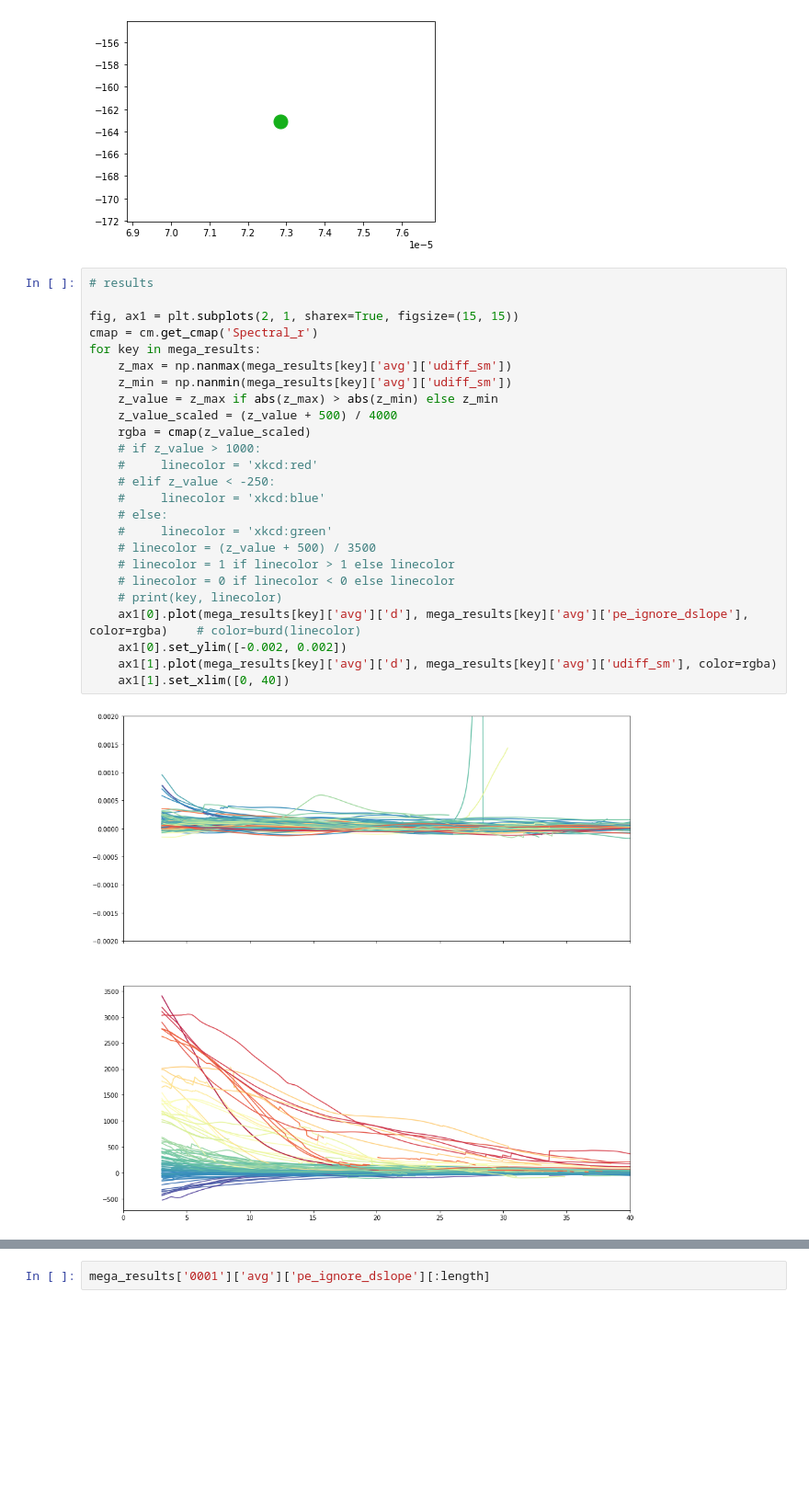
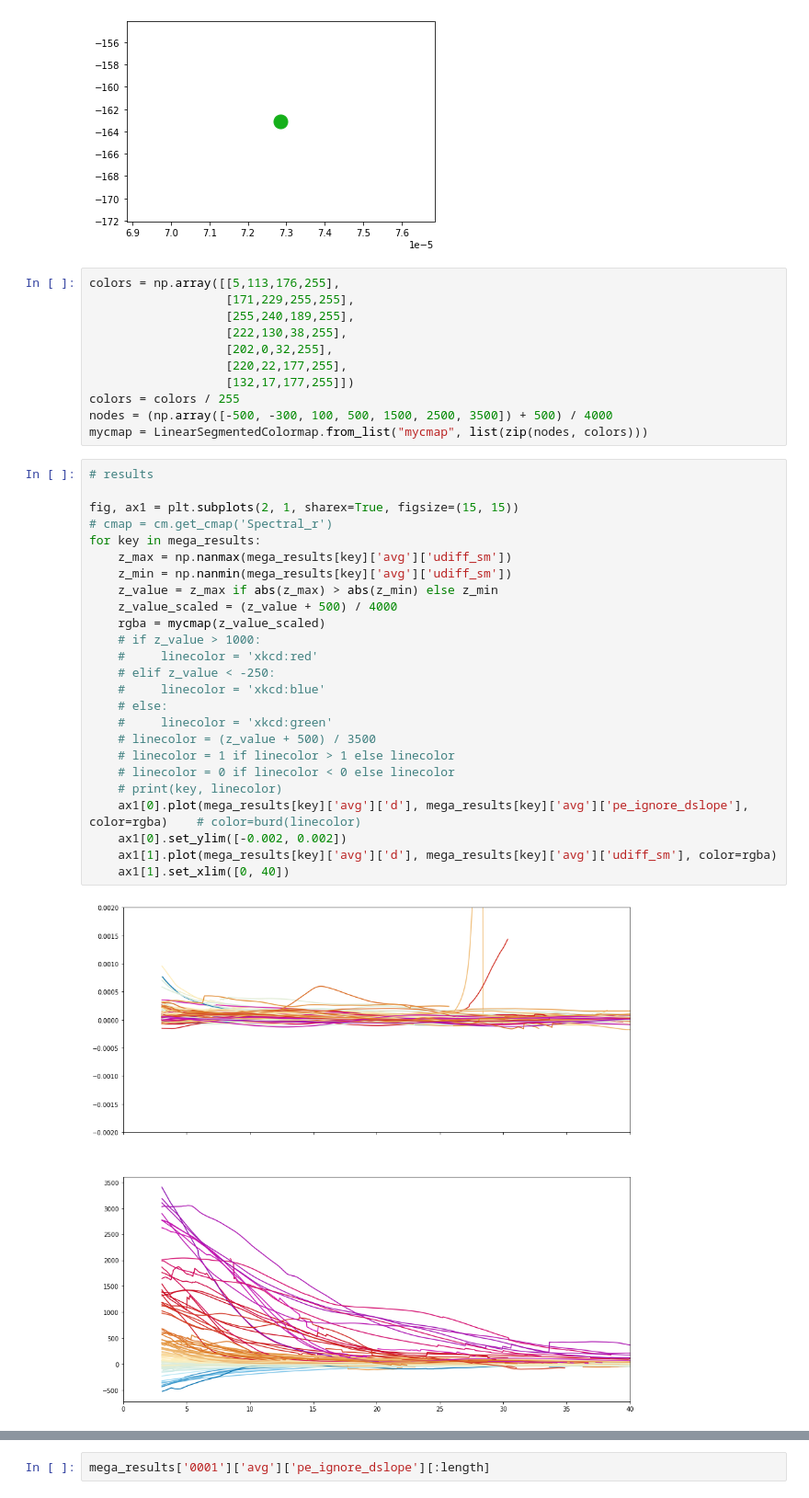
Before and after one commit to whyjz/pejzero, a Jupyter notebook: workflows/Pe-J0-Greenland-MultipleBasins-calc.ipynb, the cells around one changed output, grey strips where cells are left out. Shown at 92% size. Cells and saved outputs as stored; diff of their text form; blank space fills up the shorter version.

```diff
--- a/workflows/Pe-J0-Greenland-MultipleBasins-calc.ipynb
+++ b/workflows/Pe-J0-Greenland-MultipleBasins-calc.ipynb
@@ -148,33 +149,44 @@ plt.plot(next(x for x in pe if not np.isnan(x)), next(x for x in j0 if not np.is
 # %% [output]
 [<matplotlib.lines.Line2D at 0x...>]
 [figure]
+# %%
+colors = np.array([[5,113,176,255],
+                   [171,229,255,255],
+                   [255,240,189,255],
+                   [222,130,38,255],
+                   [202,0,32,255],
+                   [220,22,177,255],
+                   [132,17,177,255]])
+colors = colors / 255
+nodes = (np.array([-500, -300, 100, 500, 1500, 2500, 3500]) + 500) / 4000
+mycmap = LinearSegmentedColormap.from_list("mycmap", list(zip(nodes, colors)))
 # %%
 # results
 
 fig, ax1 = plt.subplots(2, 1, sharex=True, figsize=(15, 15))
-cmap = cm.get_cmap('Spectral_r')
+# cmap = cm.get_cmap('Spectral_r')
 for key in mega_results:
     z_max = np.nanmax(mega_results[key]['avg']['udiff_sm'])
     z_min = np.nanmin(mega_results[key]['avg']['udiff_sm'])
     z_value = z_max if abs(z_max) > abs(z_min) else z_min
     z_value_scaled = (z_value + 500) / 4000
-    rgba = cmap(z_value_scaled)
+    rgba = mycmap(z_value_scaled)
     # if z_value > 1000:
     #     linecolor = 'xkcd:red'
     # elif z_value < -250:
     #     linecolor = 'xkcd:blue'
     # else:
     #     linecolor = 'xkcd:green'
     # linecolor = (z_value + 500) / 3500
     # linecolor = 1 if linecolor > 1 else linecolor
     # linecolor = 0 if linecolor < 0 else linecolor
     # print(key, linecolor)
     ax1[0].plot(mega_results[key]['avg']['d'], mega_results[key]['avg']['pe_ignore_dslope'], color=rgba)    # color=burd(linecolor)
     ax1[0].set_ylim([-0.002, 0.002])
     ax1[1].plot(mega_results[key]['avg']['d'], mega_results[key]['avg']['udiff_sm'], color=rgba)
     ax1[1].set_xlim([0, 40])
 # %% [output]
-[figure, old version]
+[figure, new version]
 # %%
 fig, ax2 = plt.subplots(1, 1, sharex=True, figsize=(10, 10))
 cmap = cm.get_cmap('Spectral_r')
```
Also changed, not shown: parts of 14 cells of this notebook, 7 other files.
